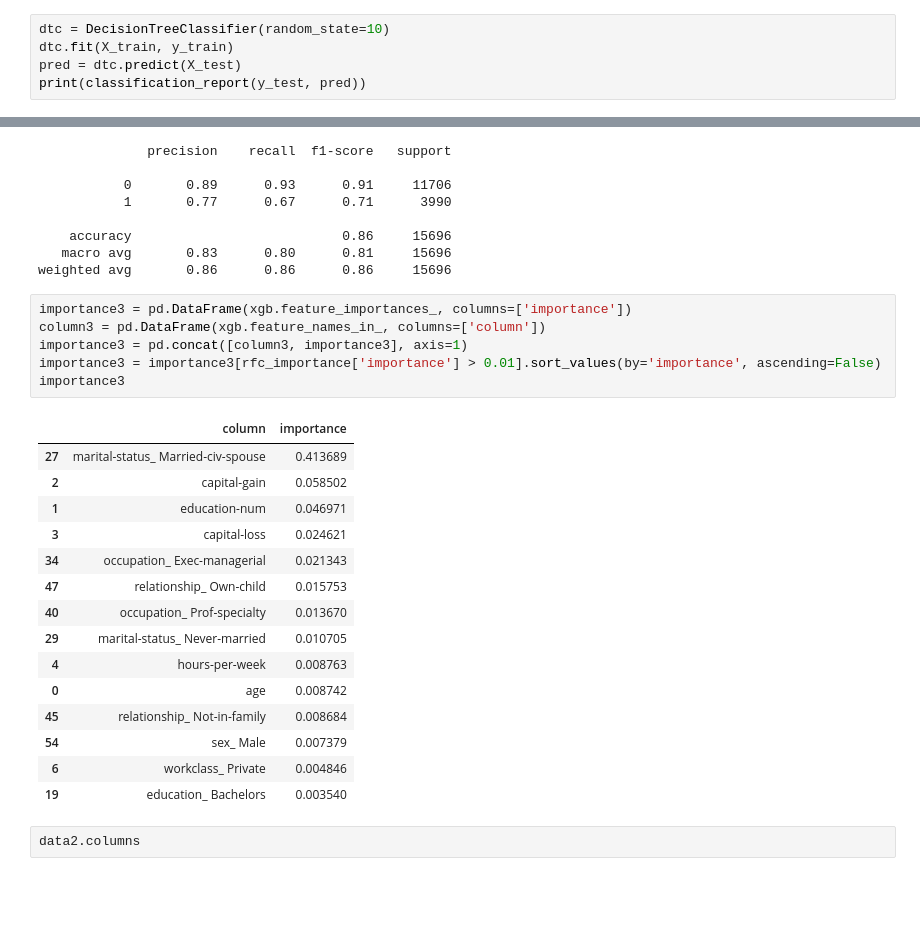
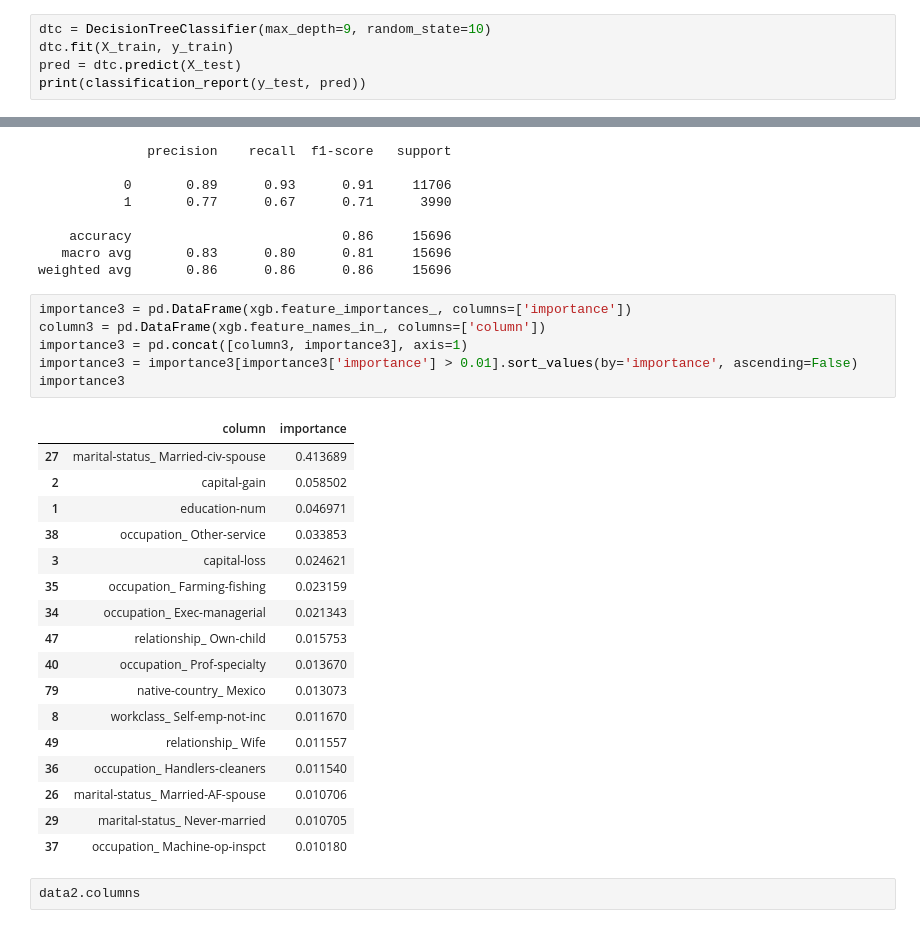
Before and after one commit to eunso03/fintech, a Jupyter notebook: 05machine_learning/10지도학습_분류분석_컬럼선택법_클래스불균형_모델성능향상시키기.ipynb, the cells around one changed output, grey strips where cells are left out. Cells and saved outputs as stored; diff of their text form; blank space fills up the shorter version.

```diff
--- a/05machine_learning/10지도학습_분류분석_컬럼선택법_클래스불균형_모델성능향상시키기.ipynb
+++ b/05machine_learning/10지도학습_분류분석_컬럼선택법_클래스불균형_모델성능향상시키기.ipynb
@@ -129,7 +130,7 @@ X_train, X_test, y_train, y_test = train_test_split(X, y, test_size=0.4, stratif
 from sklearn.tree import DecisionTreeClassifier
 from sklearn.metrics import classification_report
 # %%
-dtc = DecisionTreeClassifier(random_state=10)
+dtc = DecisionTreeClassifier(max_depth=9, random_state=10)
 dtc.fit(X_train, y_train)
 pred = dtc.predict(X_test)
 print(classification_report(y_test, pred))
@@ -258,25 +281,27 @@ weighted avg       0.86      0.86      0.86     15696
 # %%
 importance3 = pd.DataFrame(xgb.feature_importances_, columns=['importance'])
 column3 = pd.DataFrame(xgb.feature_names_in_, columns=['column'])
 importance3 = pd.concat([column3, importance3], axis=1)
-importance3 = importance3[rfc_importance['importance'] > 0.01].sort_values(by='importance', ascending=False)
+importance3 = importance3[importance3['importance'] > 0.01].sort_values(by='importance', ascending=False)
 importance3
 # %% [output]
 |  | column | importance |
 | 27 | marital-status_ Married-civ-spouse | 0.413689 |
 | 2 | capital-gain | 0.058502 |
 | 1 | education-num | 0.046971 |
+| 38 | occupation_ Other-service | 0.033853 |
 | 3 | capital-loss | 0.024621 |
+| 35 | occupation_ Farming-fishing | 0.023159 |
 | 34 | occupation_ Exec-managerial | 0.021343 |
 | 47 | relationship_ Own-child | 0.015753 |
 | 40 | occupation_ Prof-specialty | 0.013670 |
+| 79 | native-country_ Mexico | 0.013073 |
+| 8 | workclass_ Self-emp-not-inc | 0.011670 |
+| 49 | relationship_ Wife | 0.011557 |
+| 36 | occupation_ Handlers-cleaners | 0.011540 |
+| 26 | marital-status_ Married-AF-spouse | 0.010706 |
 | 29 | marital-status_ Never-married | 0.010705 |
-| 4 | hours-per-week | 0.008763 |
-| 0 | age | 0.008742 |
-| 45 | relationship_ Not-in-family | 0.008684 |
-| 54 | sex_ Male | 0.007379 |
-| 6 | workclass_ Private | 0.004846 |
-| 19 | education_ Bachelors | 0.003540 |
+| 37 | occupation_ Machine-op-inspct | 0.010180 |
 # %%
 data2.columns
 # %% [output]
```
Also changed, not shown: parts of 39 cells of this notebook.
